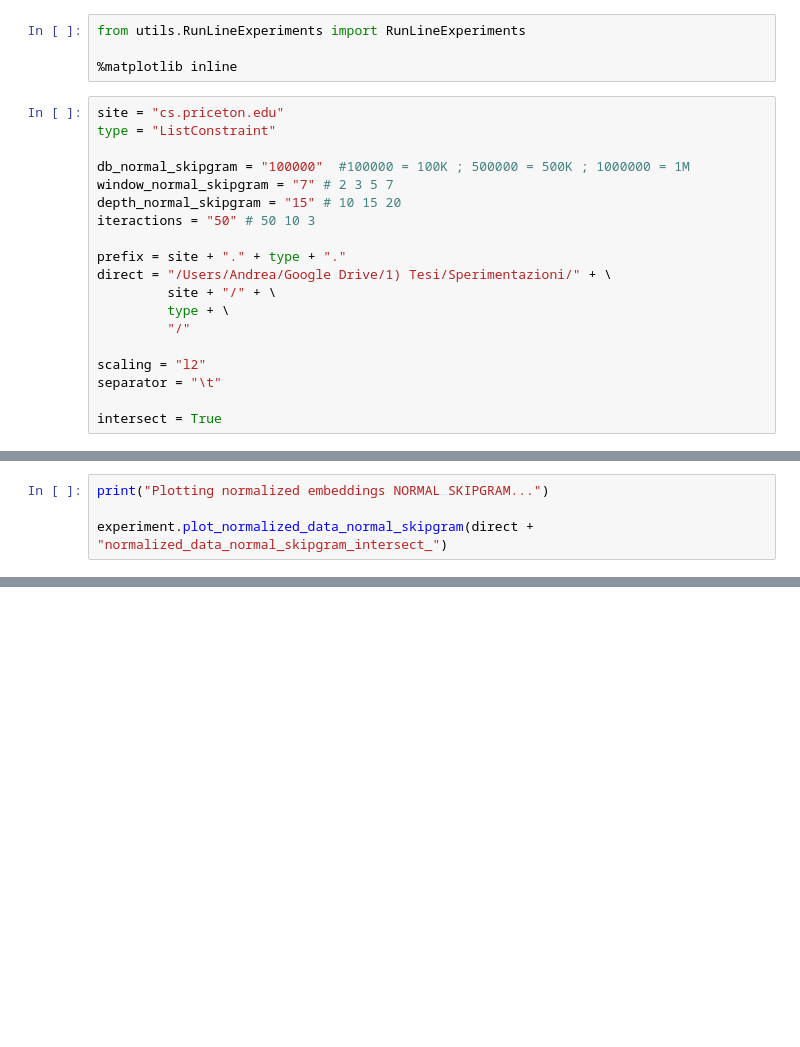
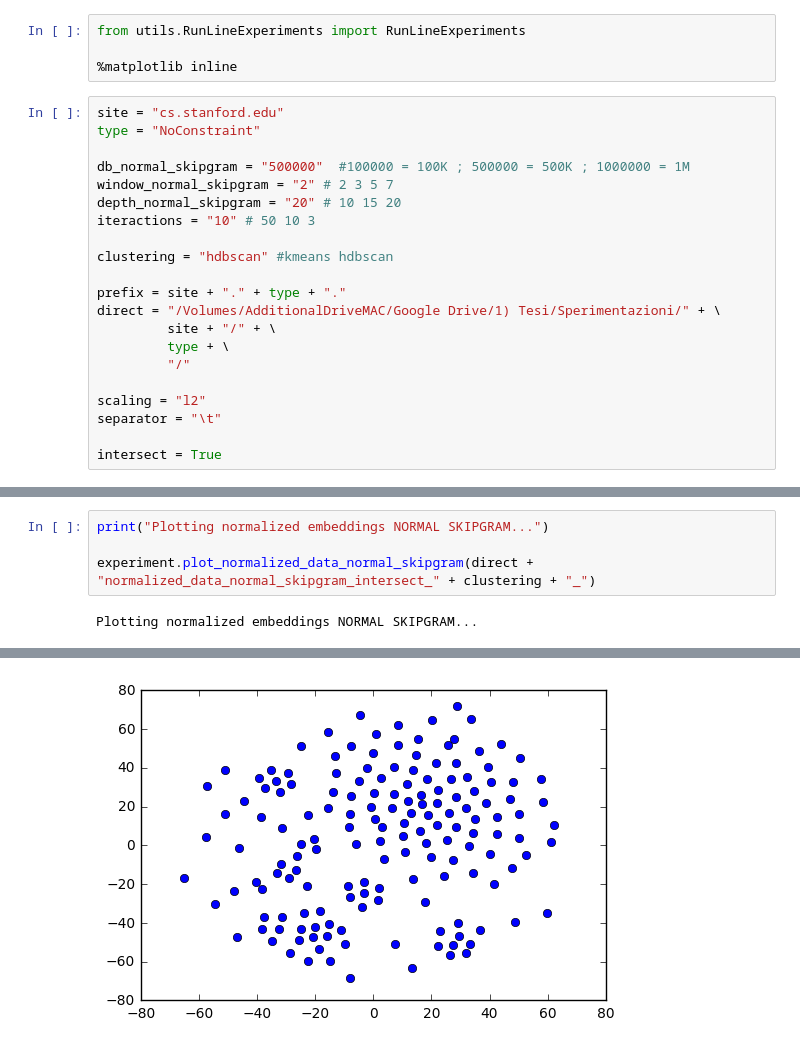
Before and after one commit to andreadelfante/UrlOrganizer, a Jupyter notebook: MyLineExperiment.ipynb, the cells around one changed output, grey strips where cells are left out. Cells and saved outputs as stored; diff of their text form; blank space fills up the shorter version.

```diff
--- a/MyLineExperiment.ipynb
+++ b/MyLineExperiment.ipynb
@@ -3,16 +3,18 @@ from utils.RunLineExperiments import RunLineExperiments
 
 %matplotlib inline
 # %%
-site = "cs.priceton.edu"
-type = "ListConstraint"
+site = "cs.stanford.edu"
+type = "NoConstraint"
 
-db_normal_skipgram = "100000"  #100000 = 100K ; 500000 = 500K ; 1000000 = 1M
-window_normal_skipgram = "7" # 2 3 5 7
-depth_normal_skipgram = "15" # 10 15 20
-iteractions = "50" # 50 10 3
+db_normal_skipgram = "500000"  #100000 = 100K ; 500000 = 500K ; 1000000 = 1M
+window_normal_skipgram = "2" # 2 3 5 7
+depth_normal_skipgram = "20" # 10 15 20
+iteractions = "10" # 50 10 3
+
+clustering = "hdbscan" #kmeans hdbscan
 
 prefix = site + "." + type + "."
-direct = "/Users/Andrea/Google Drive/1) Tesi/Sperimentazioni/" + \
+direct = "/Volumes/AdditionalDriveMAC/Google Drive/1) Tesi/Sperimentazioni/" + \
          site + "/" + \
          type + \
          "/"
@@ -38,4 +73,6 @@ experiment.get_dataframe_line_second()
 # %%
 print("Plotting normalized embeddings NORMAL SKIPGRAM...")
 
-experiment.plot_normalized_data_normal_skipgram(direct + "normalized_data_normal_skipgram_intersect_")
+experiment.plot_normalized_data_normal_skipgram(direct + "normalized_data_normal_skipgram_intersect_" + clustering + "_")
+# %% [output]
+Plotting normalized embeddings NORMAL SKIPGRAM...
@@ -42,3 +80,4 @@ experiment.plot_normalized_data_normal_skipgram(direct + "normalized_data_normal
+[figure, added]
 # %%
 print("Plotting normalized embeddings LINE FIRST_ORDER PROXIMITY...")
 
```
Also changed, not shown: parts of 7 cells of this notebook, 13 other files.
